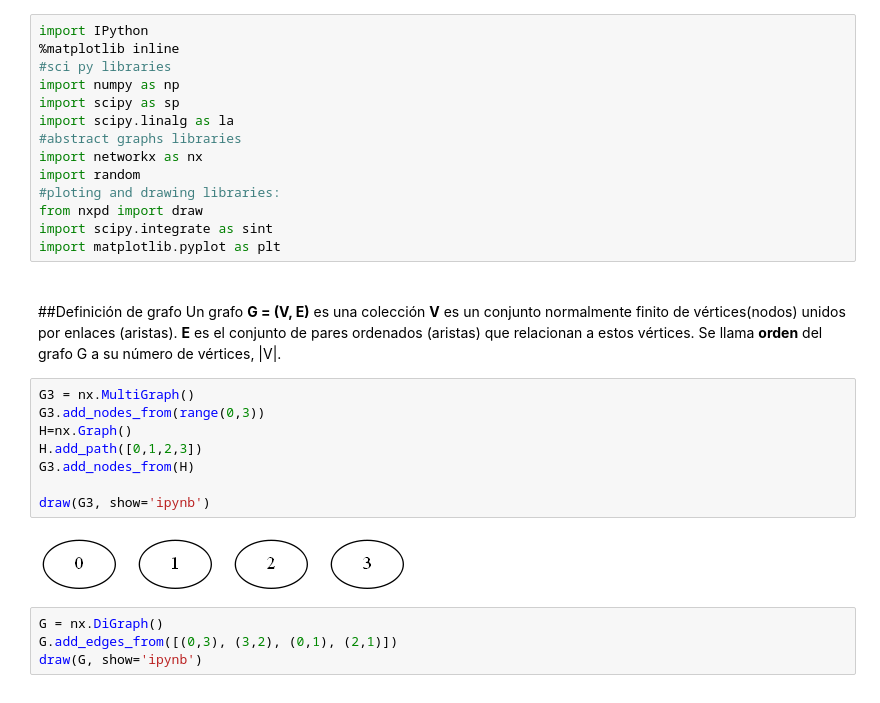
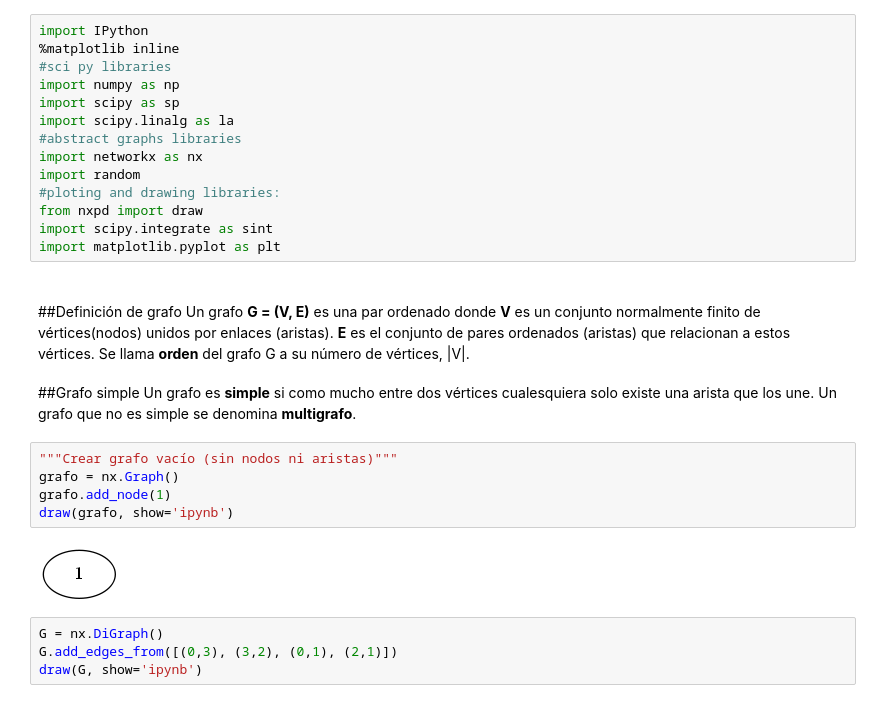
Before and after one commit to adrinfer/Grafos-Jupyter-Notebook, a Jupyter notebook: prueba1.ipynb, the cells around one changed output. Drawn from its saved outputs; the diff is of its cells as text.

```diff
--- a/prueba1.ipynb
+++ b/prueba1.ipynb
@@ -20,19 +20,20 @@ import matplotlib.pyplot as plt
 # %% [markdown]
 <br/>
 ##Definición de grafo
-Un grafo <b>G = (V, E)</b> es una colección <b>V</b> es un conjunto normalmente finito de vértices(nodos) unidos
+Un grafo <b>G = (V, E)</b> es una par ordenado donde <b>V</b> es un conjunto normalmente finito de vértices(nodos) unidos
 por enlaces (aristas). <b>E</b> es el conjunto de pares ordenados (aristas) que relacionan a estos vértices.
 Se llama <b>orden</b> del grafo G a su número de vértices, |V|.
-# %%
-G3 = nx.MultiGraph()
-G3.add_nodes_from(range(0,3))
-H=nx.Graph()
-H.add_path([0,1,2,3])
-G3.add_nodes_from(H)
-
-draw(G3, show='ipynb')
-# %% [output]
-[figure, removed]
+# %% [markdown]
+##Grafo simple
+Un grafo es <b>simple</b> si como mucho entre dos vértices cualesquiera solo existe una arista que los une.
+Un grafo que no es simple se denomina <b>multigrafo</b>.
+# %%
+"""Crear grafo vacío (sin nodos ni aristas)"""
+grafo = nx.Graph()
+grafo.add_node(1)
+draw(grafo, show='ipynb')
+# %% [output]
+[figure, added]
 # %%
 G = nx.DiGraph()
 G.add_edges_from([(0,3), (3,2), (0,1), (2,1)])
```
Also changed, not shown: parts of 1 cell of this notebook.
